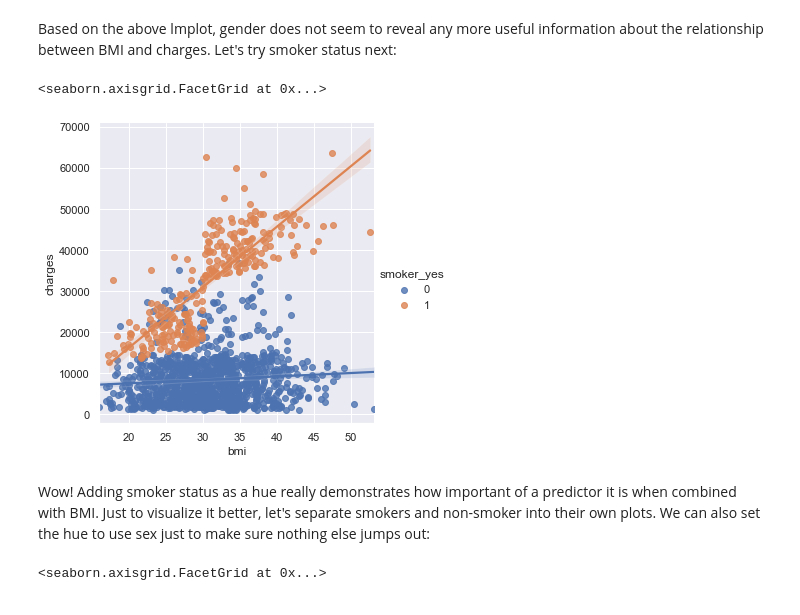
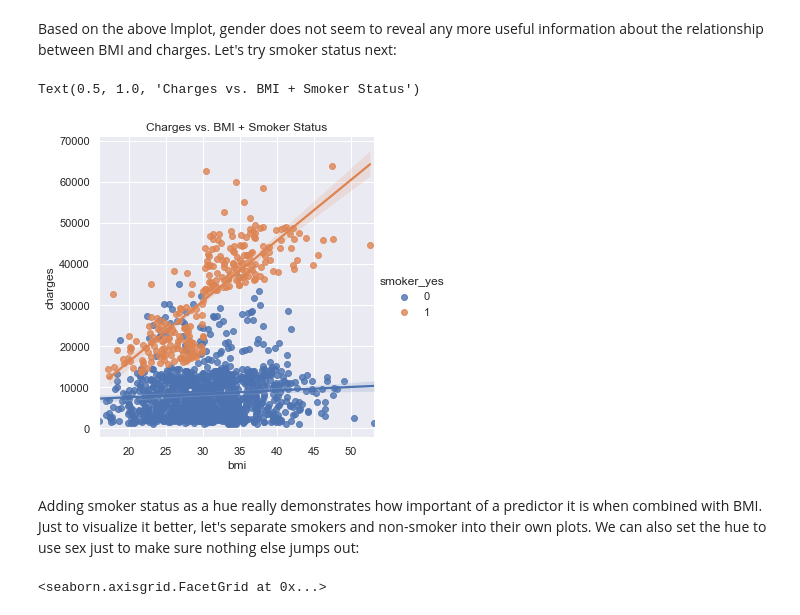
Before and after one commit to dbbabcock/DATA602_homework_1, a Jupyter notebook: ins_data_eda.ipynb, the cells around one changed output. Cells and saved outputs as stored; diff of their text form; code cells hidden in the pictures.

```diff
--- a/ins_data_eda.ipynb
+++ b/ins_data_eda.ipynb
@@ -52,11 +100,12 @@ Based on the above lmplot, gender does not seem to reveal any more useful inform
 # %%
 # Add smoker status as a hue using the smoker_yes dummy variable. 0 is non-smoker, 1 is smoker:
 sns.lmplot(x ='bmi', y ='charges', data = ins_data, hue='smoker_yes')
+plt.title("Charges vs. BMI + Smoker Status")
 # %% [output]
-<seaborn.axisgrid.FacetGrid at 0x...>
+Text(0.5, 1.0, 'Charges vs. BMI + Smoker Status')
-[figure, old version]
+[figure, new version]
 # %% [markdown]
-Wow! Adding smoker status as a hue really demonstrates how important of a predictor it is when combined with BMI. Just to visualize it better, let's separate smokers and non-smoker into their own plots. We can also set the hue to use sex just to make sure nothing else jumps out:
+Adding smoker status as a hue really demonstrates how important of a predictor it is when combined with BMI. Just to visualize it better, let's separate smokers and non-smoker into their own plots. We can also set the hue to use sex just to make sure nothing else jumps out:
 # %%
 grid_plots = sns.FacetGrid(ins_data, col="smoker_yes", hue="sex_female", height=6, aspect=1)
 grid_plots.map(sns.regplot, "bmi", "charges")
```
Also changed, not shown: parts of 21 cells of this notebook, 3 other files.
